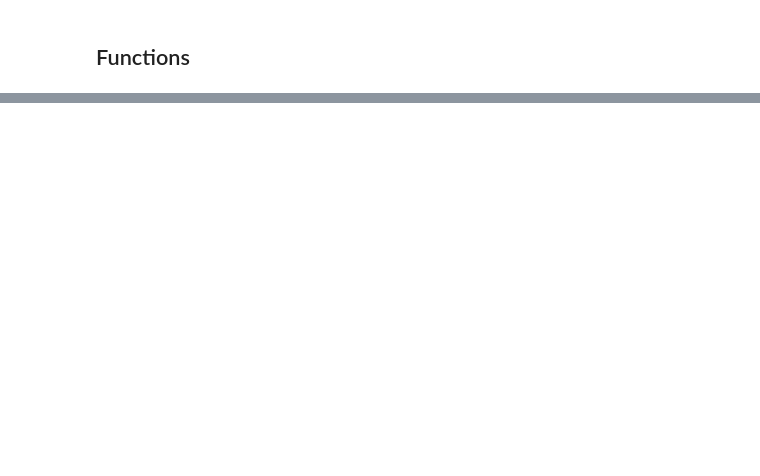
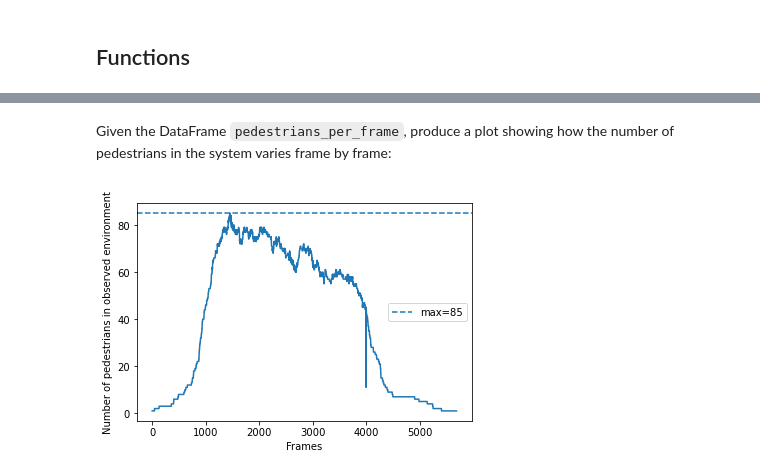
Before and after one commit to ksuchak1990/sense_practical, a Jupyter notebook: notebooks/3_birth_rate_calibration.ipynb, the cells around one changed output, grey strips where cells are left out. Cells and saved outputs as stored; diff of their text form; code cells hidden in the pictures; blank space fills up the shorter version.

```diff
--- a/notebooks/3_birth_rate_calibration.ipynb
+++ b/notebooks/3_birth_rate_calibration.ipynb
@@ -29,0 +42,16 @@ def __get_error(observed, model, variable):
+# %%
+def get_number_pedestrians_in_frame(df, frame):
+    """
+    Find the number of pedestrians in a frame.
+
+    df: pandas dataframe
+    frame: int
+
+    returns: int
+
+    Given a dataset of all pedestrian locations in all frames,
+    restrict the dataset down to the frame in question,
+    and count the number of unique pedestrians IDs.
+    """
+    tdf = df.loc[df['frame']==frame, :]
+    return len(tdf['pedestrianID'].unique())
@@ -40,0 +104,4 @@ def get_error(observed_results, model_results):
+# %%
+# Read in data
+data = pd.read_csv(combined_frames_path)
+data.head()
@@ -40,0 +129,17 @@ def get_error(observed_results, model_results):
+# %%
+# Identify the unique frame numbers in our data
+frame_numbers = data['frame'].unique()
+
+# Create an empty list in which to store the number of pedestrians found in each frame
+pedestrians_per_frame = list()
+
+# Iterature through each frame, finding the number of pedestrians observed
+for frame_number in frame_numbers:
+    d = {'frame': frame_number,
+         'n_pedestrians': get_number_pedestrians_in_frame(data, frame_number)}
+    pedestrians_per_frame.append(d)
+
+# Create a dataframe from the results, sorting by frame number
+pedestrians_per_frame = pd.DataFrame(pedestrians_per_frame).sort_values(by='frame')
+
+pedestrians_per_frame.head()
@@ -40,0 +153,2 @@ def get_error(observed_results, model_results):
+# %% [markdown]
+Given the DataFrame `pedestrians_per_frame`, produce a plot showing how the number of pedestrians in the system varies frame by frame:
@@ -40,0 +157,10 @@ def get_error(observed_results, model_results):
+# %%
+plt.figure()
+sns.lineplot(x='frame', y='n_pedestrians', data=pedestrians_per_frame)
+plt.axhline(85, linestyle='--', label='max=85')
+plt.xlabel('Frames')
+plt.ylabel('Number of pedestrians in observed environment')
+plt.legend()
+plt.show()
+# %% [output]
+[figure, added]
```
Also changed, not shown: parts of 58 cells of this notebook.
